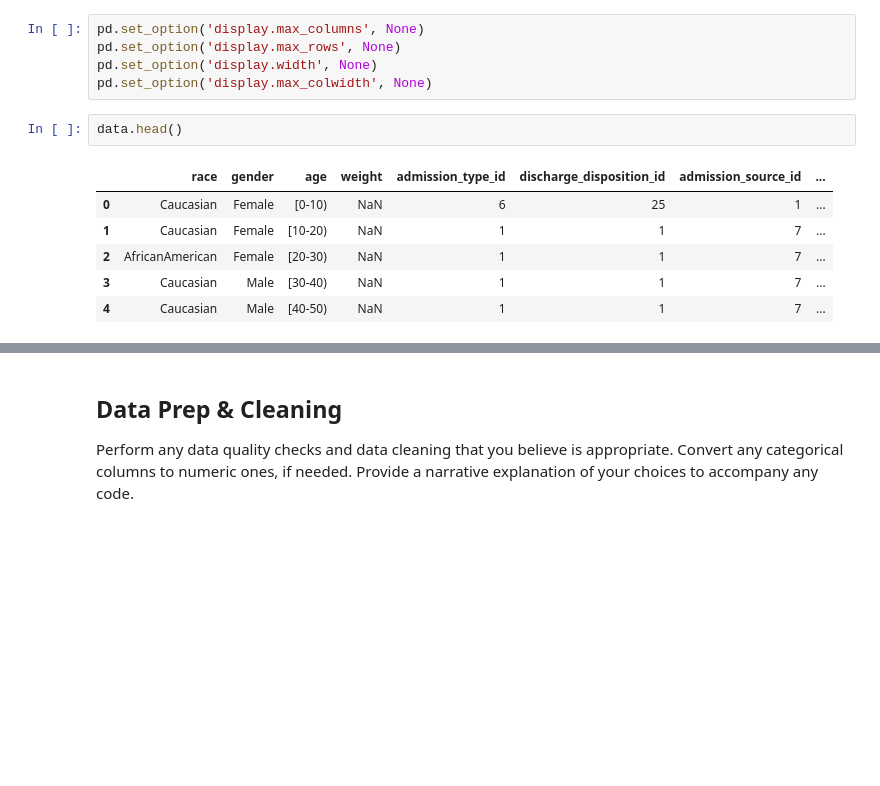
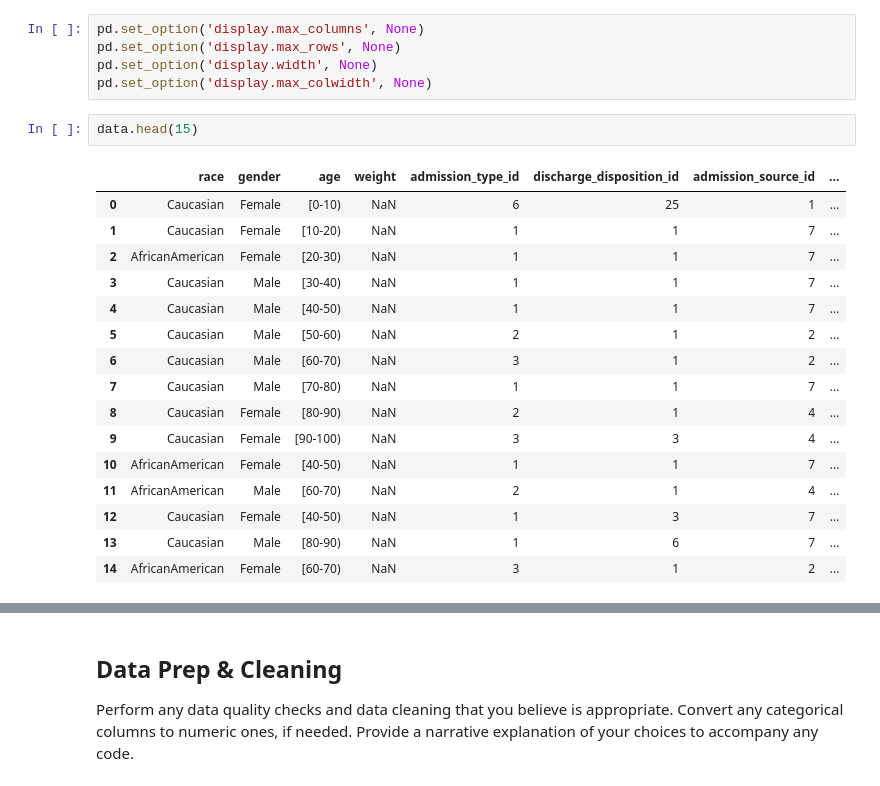
Before and after one commit to tsal4/data2000_labs, a Jupyter notebook: exams/sp2026-midterm.ipynb, the cells around one changed output, grey strips where cells are left out. Saved outputs shown, nothing was run; the diff lists cells and outputs as text; blank space fills up the shorter version.

```diff
--- a/exams/sp2026-midterm.ipynb
+++ b/exams/sp2026-midterm.ipynb
@@ -82,11 +82,21 @@ pd.set_option('display.max_rows', None)
 pd.set_option('display.width', None)
 pd.set_option('display.max_colwidth', None)
 # %%
-data.head()
+data.head(15)
 # %% [output]
 |  | race | gender | age | weight | admission_type_id | discharge_disposition_id | admission_source_id | ... |
 | 0 | Caucasian | Female | [0-10) | NaN | 6 | 25 | 1 | ... |
 | 1 | Caucasian | Female | [10-20) | NaN | 1 | 1 | 7 | ... |
 | 2 | AfricanAmerican | Female | [20-30) | NaN | 1 | 1 | 7 | ... |
 | 3 | Caucasian | Male | [30-40) | NaN | 1 | 1 | 7 | ... |
 | 4 | Caucasian | Male | [40-50) | NaN | 1 | 1 | 7 | ... |
+| 5 | Caucasian | Male | [50-60) | NaN | 2 | 1 | 2 | ... |
+| 6 | Caucasian | Male | [60-70) | NaN | 3 | 1 | 2 | ... |
+| 7 | Caucasian | Male | [70-80) | NaN | 1 | 1 | 7 | ... |
+| 8 | Caucasian | Female | [80-90) | NaN | 2 | 1 | 4 | ... |
+| 9 | Caucasian | Female | [90-100) | NaN | 3 | 3 | 4 | ... |
+| 10 | AfricanAmerican | Female | [40-50) | NaN | 1 | 1 | 7 | ... |
+| 11 | AfricanAmerican | Male | [60-70) | NaN | 2 | 1 | 4 | ... |
+| 12 | Caucasian | Female | [40-50) | NaN | 1 | 3 | 7 | ... |
+| 13 | Caucasian | Male | [80-90) | NaN | 1 | 6 | 7 | ... |
+| 14 | AfricanAmerican | Female | [60-70) | NaN | 3 | 1 | 2 | ... |
```
Also changed, not shown: parts of 9 cells of this notebook.
